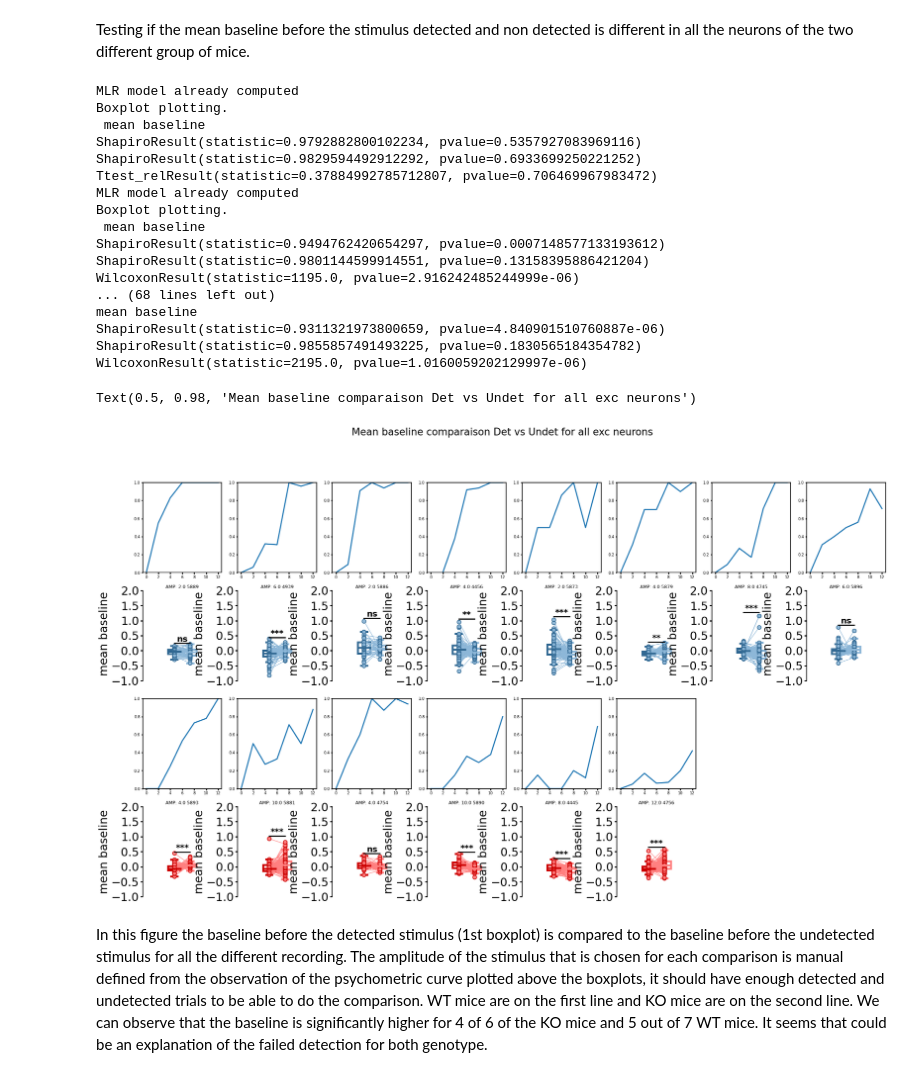
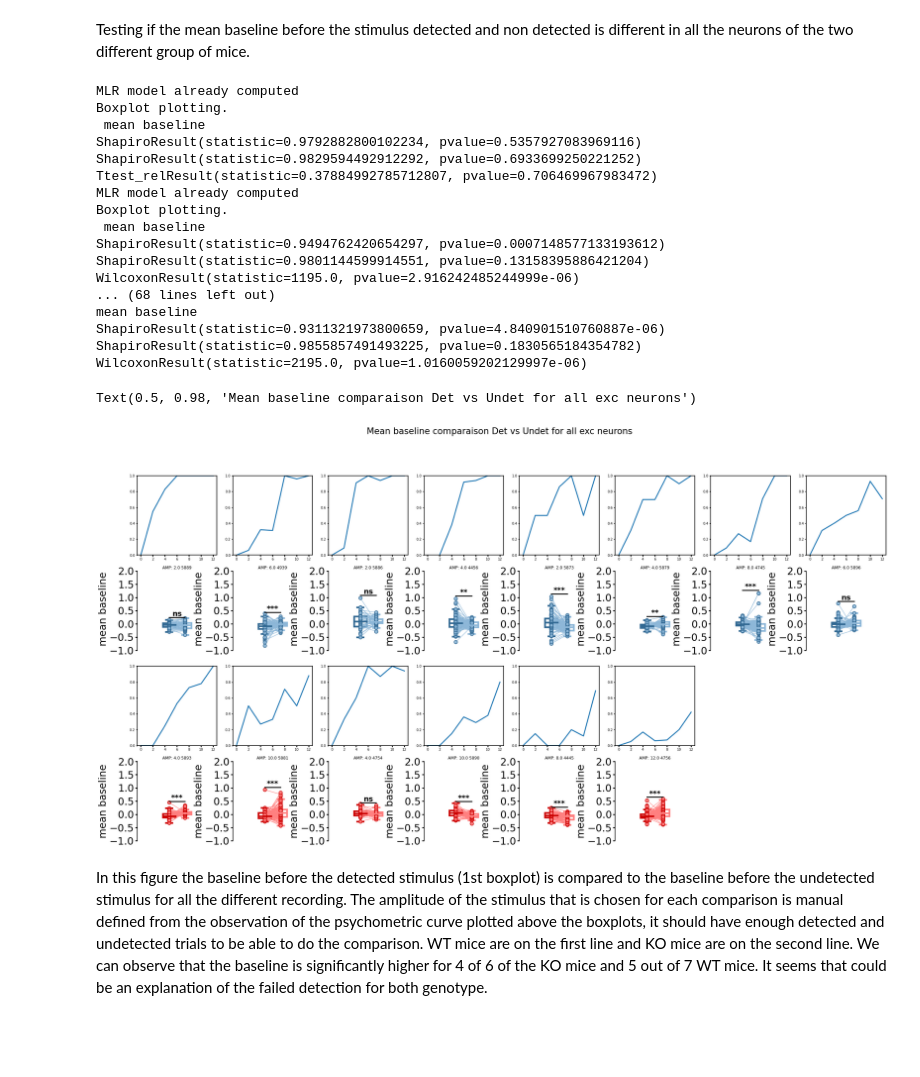
Before and after one commit to OuraniaSem/Percephone, a Jupyter notebook: Figures/baseline&cor.ipynb, the cells around one changed output. Saved outputs shown, nothing was run; the diff lists cells and outputs as text; code cells hidden in the pictures; blank space fills up the shorter version.

```diff
--- a/Figures/baseline&cor.ipynb
+++ b/Figures/baseline&cor.ipynb
@@ -57,7 +55,7 @@ Behavioural information already incorporated in the analog.
 Testing if the mean baseline before the stimulus detected and non detected is different in all the neurons of the two different group of mice.
 # %%
 y, i = 0, 0
-fig, ax = plt.subplots(4, 8, figsize=(35, 20))
+fig, ax = plt.subplots(4, 8, figsize=(40, 20))
 
 for rec in recs:
         mlr_model, model_name = mlr_m.precise_stim_model(rec)
@@ -78,34 +76,34 @@ for rec in recs:
             i = i + 1
         else:
             pbh.psycho_like_plot(rec, roi_info, ax[2, y])
             ppt.paired_boxplot(ax[3, y], det_bsl, undet_bsl, "mean baseline", "AMP: " + str(rec.threshold) + " " + str(rec.filename), ylim=[-1,2])
             y = y + 1
 
 ax[2, 6].set_axis_off()
 ax[2, 7].set_axis_off()
 ax[3, 6].set_axis_off()
 ax[3, 7].set_axis_off()
 fig.suptitle('Mean baseline comparaison Det vs Undet for all exc neurons', fontsize=26)
 # %% [output]
 MLR model already computed
 Boxplot plotting.
  mean baseline
 ShapiroResult(statistic=0.9792882800102234, pvalue=0.5357927083969116)
 ShapiroResult(statistic=0.9829594492912292, pvalue=0.6933699250221252)
 Ttest_relResult(statistic=0.37884992785712807, pvalue=0.706469967983472)
 MLR model already computed
 Boxplot plotting.
  mean baseline
 ShapiroResult(statistic=0.9494762420654297, pvalue=0.0007148577133193612)
 ShapiroResult(statistic=0.9801144599914551, pvalue=0.13158395886421204)
 WilcoxonResult(statistic=1195.0, pvalue=2.916242485244999e-06)
 ... (68 lines left out)
 mean baseline
 ShapiroResult(statistic=0.9311321973800659, pvalue=4.840901510760887e-06)
 ShapiroResult(statistic=0.9855857491493225, pvalue=0.1830565184354782)
 WilcoxonResult(statistic=2195.0, pvalue=1.0160059202129997e-06)
 Text(0.5, 0.98, 'Mean baseline comparaison Det vs Undet for all exc neurons')
-[figure, old version]
+[figure, new version]
 # %% [markdown]
 In this figure the baseline before the detected stimulus (1st boxplot) is compared to the baseline before the undetected stimulus for all the different recording. The amplitude of the stimulus that is chosen for each comparison is manual defined from the observation of the psychometric curve plotted above the boxplots, it should have enough detected and undetected trials to be able to do the comparison. WT mice are on the first line and KO mice are on the second line.
 We can observe that the baseline is significantly higher for 4 of 6 of the KO mice and 5 out of 7 WT mice. It seems that could be an explanation of the failed detection for both genotype.
```
Also changed, not shown: parts of 7 cells of this notebook.
